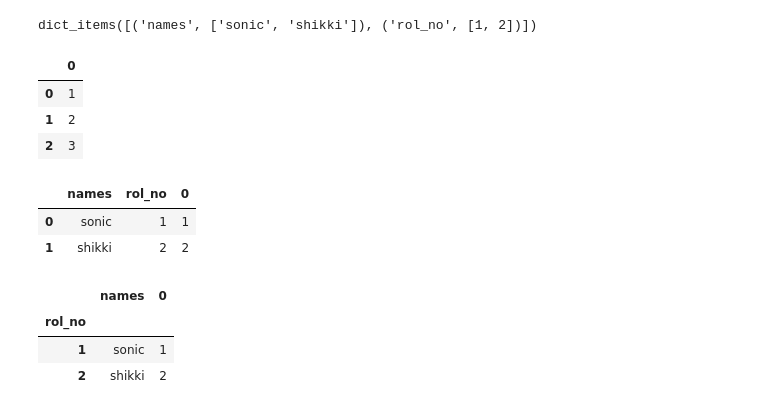
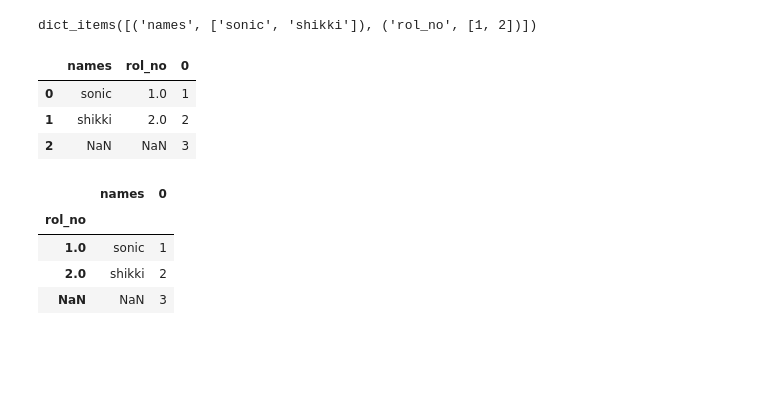
Before and after one commit to SonicSaurav/Machine-Learning, a Jupyter notebook: MLP W1L1.ipynb, the cells around one changed output. Cells and saved outputs as stored; diff of their text form; code cells hidden in the pictures; blank space fills up the shorter version.

```diff
--- a/MLP W1L1.ipynb
+++ b/MLP W1L1.ipynb
@@ -58,23 +58,20 @@ df1.items()
 dict_items([('names', ['sonic', 'shikki']), ('rol_no', [1, 2])])
 # %%
 df2 = pd.DataFrame(s1)
-df2
+df1 = pd.DataFrame(df1)
-# %% [output]
-|  | 0 |
-| 0 | 1 |
-| 1 | 2 |
-| 2 | 3 |
 # %%
-df3 = pd.concat((df1,df2),join = "inner",axis =1)
+df3 = pd.concat((df1,df2),axis =1)
 df3
 # %% [output]
 |  | names | rol_no | 0 |
-| 0 | sonic | 1 | 1 |
-| 1 | shikki | 2 | 2 |
+| 0 | sonic | 1.0 | 1 |
+| 1 | shikki | 2.0 | 2 |
+| 2 | NaN | NaN | 3 |
 # %%
 df3.set_index("rol_no")
 # %% [output]
 |  | names | 0 |
 | rol_no |  |  |
-| 1 | sonic | 1 |
-| 2 | shikki | 2 |
+| 1.0 | sonic | 1 |
+| 2.0 | shikki | 2 |
+| NaN | NaN | 3 |
```
Also changed, not shown: parts of 16 cells of this notebook, 1 other file.
